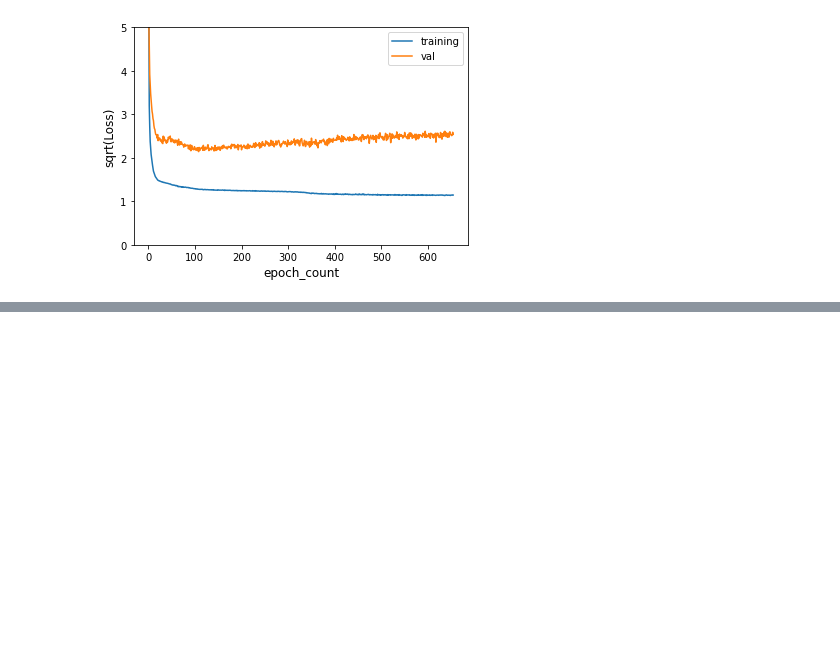
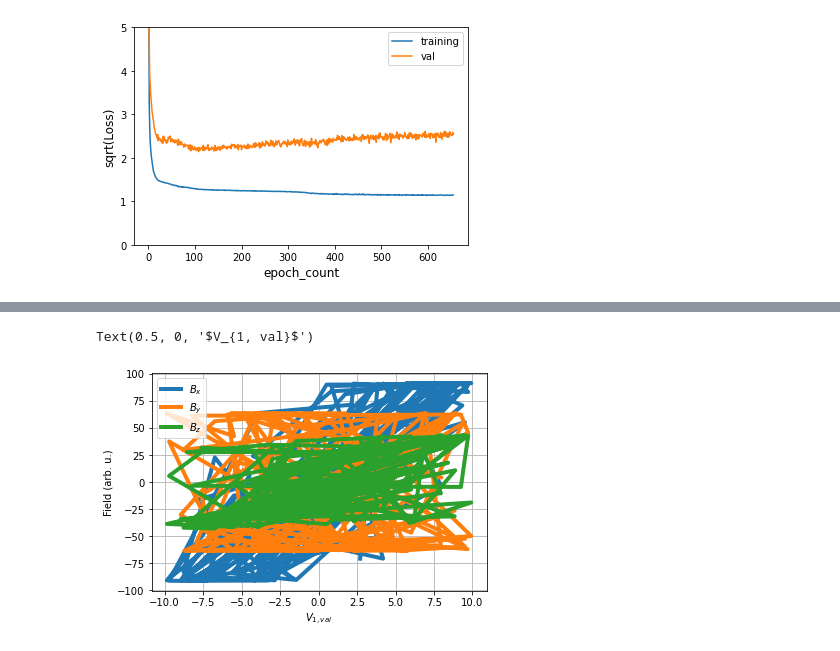
Before and after one commit to tretyakovmipt/TIRF-magnet-calibration, a Jupyter notebook: nonlinear_calibration.ipynb, the cells around one changed output, grey strips where cells are left out. Cells and saved outputs as stored; diff of their text form; code cells hidden in the pictures; blank space fills up the shorter version.

```diff
--- a/nonlinear_calibration.ipynb
+++ b/nonlinear_calibration.ipynb
@@ -152,0 +164,7 @@ ax.set_ylim(0, 5)
+# %%
+# Take a look at the validation data
+ax = B_vs_V(V1_val, Bx_val, By_val, Bz_val)
+ax.set_xlabel(r'$V_{1, val}$')
+# %% [output]
+Text(0.5, 0, '$V_{1, val}$')
+[figure, added]
```
Also changed, not shown: parts of 3 cells of this notebook.
